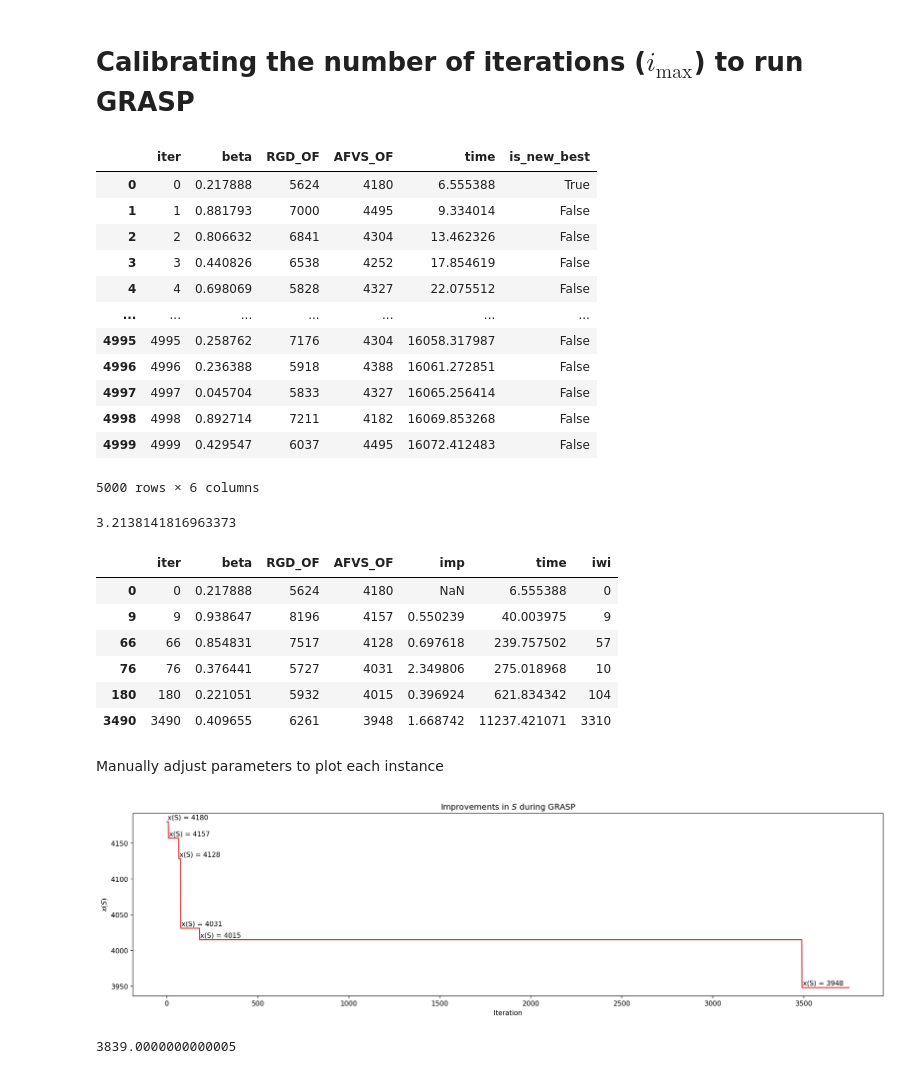
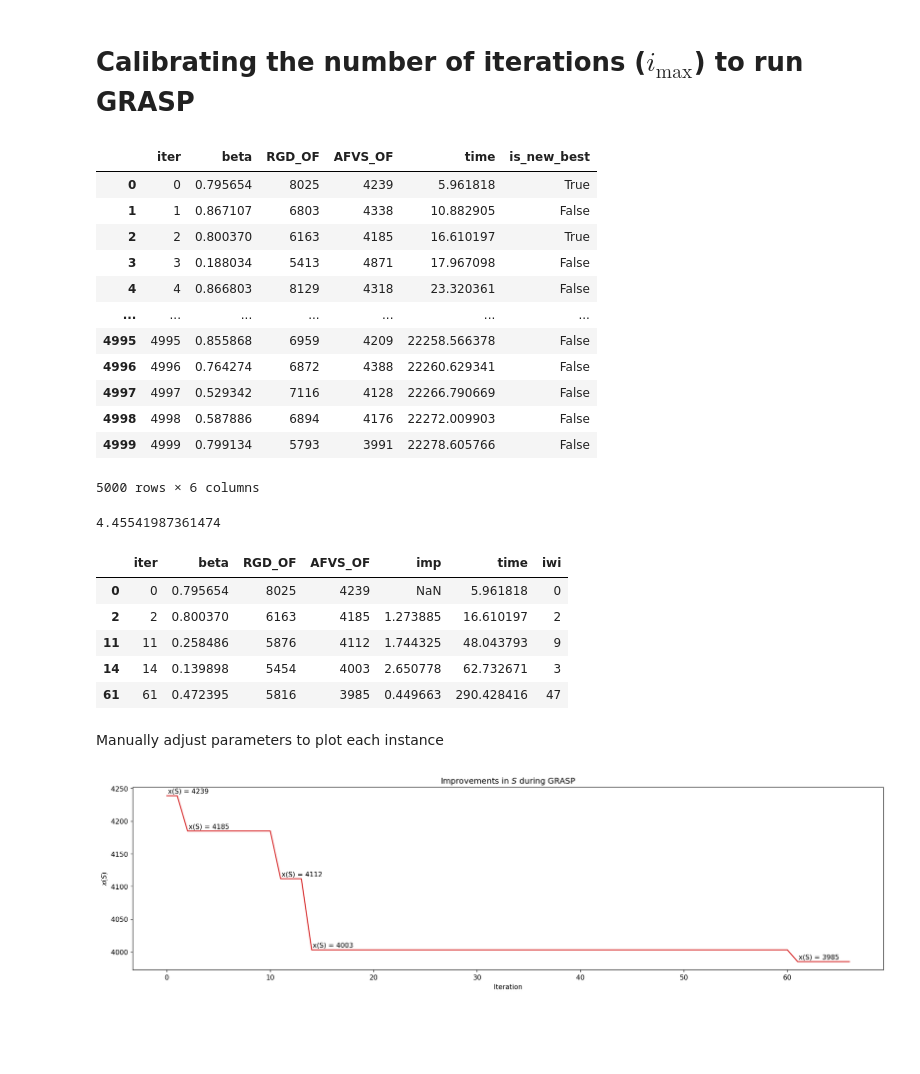
Before and after one commit to netotz/alpha-neighbor-p-center-problem, a Jupyter notebook: anpcp/igrasp_iters.ipynb, the cells around one changed output. Drawn from its saved outputs; the diff is of its cells as text; code cells hidden in the pictures; blank space fills up the shorter version.

Commit message:
feat(grasp): update iters plot

```diff
--- a/anpcp/igrasp_iters.ipynb
+++ b/anpcp/igrasp_iters.ipynb
@@ -12,29 +12,29 @@ names = [
     "anpcp_882_441_0_p20_a2",  # 4
     "anpcp_882_441_0_p20_a3",
 ]
-name = names[3]
+name = names[5]
 
 iters = read_results(name)
 
 iters
 # %% [output]
 |  | iter | beta | RGD_OF | AFVS_OF | time | is_new_best |
-| 0 | 0 | 0.217888 | 5624 | 4180 | 6.555388 | True |
-| 1 | 1 | 0.881793 | 7000 | 4495 | 9.334014 | False |
-| 2 | 2 | 0.806632 | 6841 | 4304 | 13.462326 | False |
-| 3 | 3 | 0.440826 | 6538 | 4252 | 17.854619 | False |
-| 4 | 4 | 0.698069 | 5828 | 4327 | 22.075512 | False |
+| 0 | 0 | 0.795654 | 8025 | 4239 | 5.961818 | True |
+| 1 | 1 | 0.867107 | 6803 | 4338 | 10.882905 | False |
+| 2 | 2 | 0.800370 | 6163 | 4185 | 16.610197 | True |
+| 3 | 3 | 0.188034 | 5413 | 4871 | 17.967098 | False |
+| 4 | 4 | 0.866803 | 8129 | 4318 | 23.320361 | False |
 | ... | ... | ... | ... | ... | ... | ... |
-| 4995 | 4995 | 0.258762 | 7176 | 4304 | 16058.317987 | False |
-| 4996 | 4996 | 0.236388 | 5918 | 4388 | 16061.272851 | False |
-| 4997 | 4997 | 0.045704 | 5833 | 4327 | 16065.256414 | False |
-| 4998 | 4998 | 0.892714 | 7211 | 4182 | 16069.853268 | False |
-| 4999 | 4999 | 0.429547 | 6037 | 4495 | 16072.412483 | False |
+| 4995 | 4995 | 0.855868 | 6959 | 4209 | 22258.566378 | False |
+| 4996 | 4996 | 0.764274 | 6872 | 4388 | 22260.629341 | False |
+| 4997 | 4997 | 0.529342 | 7116 | 4128 | 22266.790669 | False |
+| 4998 | 4998 | 0.587886 | 6894 | 4176 | 22272.009903 | False |
+| 4999 | 4999 | 0.799134 | 5793 | 3991 | 22278.605766 | False |
 5000 rows × 6 columns
 # %%
 iters["time"].diff().mean()
 # %% [output]
-3.2138141816963373
+4.45541987361474
 # %%
 def get_improvs(iters_df: pd.DataFrame):
     improvs = iters_df[iters_df["is_new_best"] == True].drop("is_new_best", axis=1)
@@ -54,12 +54,11 @@ improvs = get_improvs(iters)
 improvs
 # %% [output]
 |  | iter | beta | RGD_OF | AFVS_OF | imp | time | iwi |
-| 0 | 0 | 0.217888 | 5624 | 4180 | NaN | 6.555388 | 0 |
-| 9 | 9 | 0.938647 | 8196 | 4157 | 0.550239 | 40.003975 | 9 |
-| 66 | 66 | 0.854831 | 7517 | 4128 | 0.697618 | 239.757502 | 57 |
-| 76 | 76 | 0.376441 | 5727 | 4031 | 2.349806 | 275.018968 | 10 |
-| 180 | 180 | 0.221051 | 5932 | 4015 | 0.396924 | 621.834342 | 104 |
-| 3490 | 3490 | 0.409655 | 6261 | 3948 | 1.668742 | 11237.421071 | 3310 |
+| 0 | 0 | 0.795654 | 8025 | 4239 | NaN | 5.961818 | 0 |
+| 2 | 2 | 0.800370 | 6163 | 4185 | 1.273885 | 16.610197 | 2 |
+| 11 | 11 | 0.258486 | 5876 | 4112 | 1.744325 | 48.043793 | 9 |
+| 14 | 14 | 0.139898 | 5454 | 4003 | 2.650778 | 62.732671 | 3 |
+| 61 | 61 | 0.472395 | 5816 | 3985 | 0.449663 | 290.428416 | 47 |
 # %%
 from utils import format_latex_table
 
@@ -106,13 +105,9 @@ def plot_improvs(
 Manually adjust parameters to plot each instance
 # %%
 plot_improvs(
-    iters, 3750, 4, 3,
-    "tab:red",
+    iters, 67, 0.1, 3.5,
+    "tab:blue" if name.endswith("2") else "tab:red",
     f"nb_results\\grasp\\iters_plot_{name}.png"
 )
 # %% [output]
-[figure, old version]
+[figure, new version]
-# %%
-3490 * 1.1
-# %% [output]
-3839.0000000000005
```
Also changed, not shown: 1 other file.
